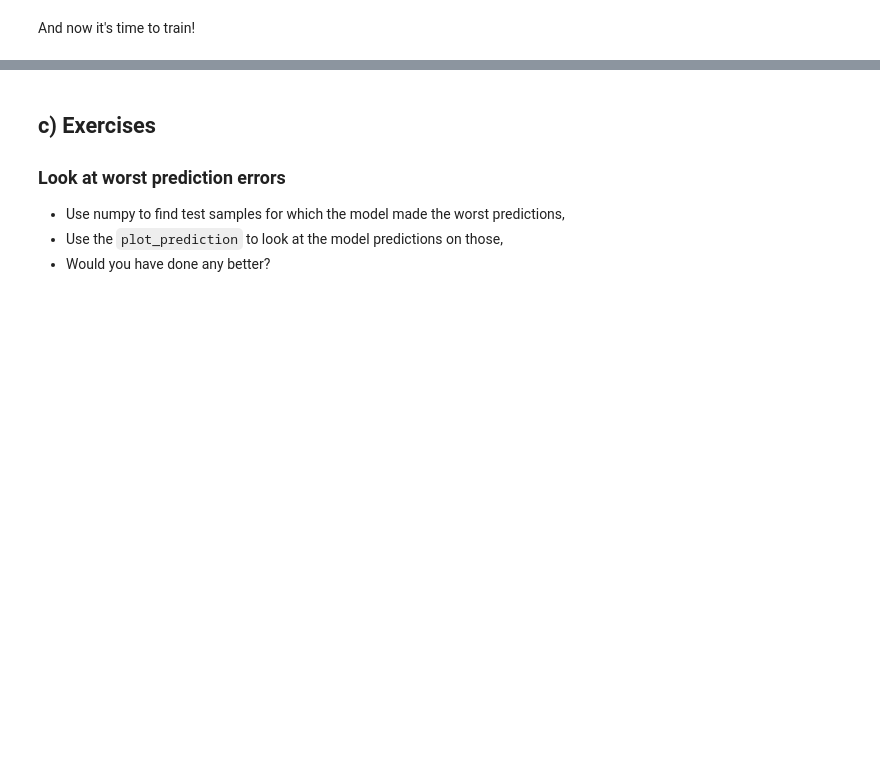
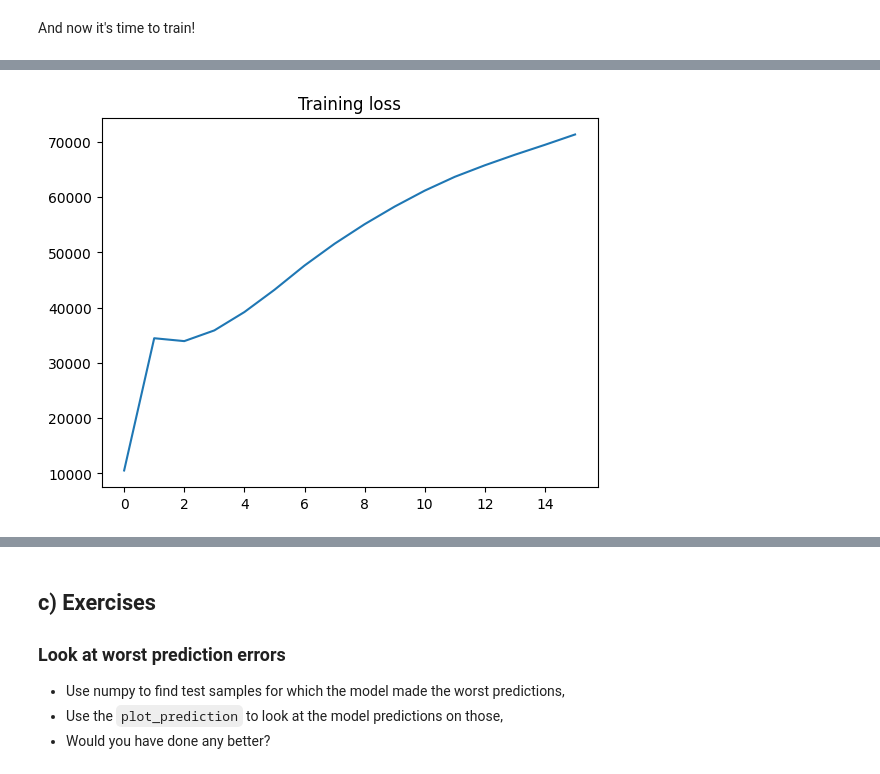
Before and after one commit to AntonioMLancuentra/deep_learning, a Jupyter notebook: 01_materials/labs/lab_2_GPU.ipynb, the cells around one changed output, grey strips where cells are left out. Cells and saved outputs as stored; diff of their text form; code cells hidden in the pictures; blank space fills up the shorter version.

```diff
--- a/01_materials/labs/lab_2_GPU.ipynb
+++ b/01_materials/labs/lab_2_GPU.ipynb
@@ -350,14 +409,14 @@ class NeuralNet():
 
     def forward_hidden(self, X):
         # Compute the linear combination of the input and weights
-        self.Z_h = np.dot(X, self.W_h) + self.b_h
+        self.Z_h = cp.dot(X, self.W_h) + self.b_h
 
         # Apply the sigmoid activation function
         return sigmoid(self.Z_h)
 
     def forward_output(self, H):
         # Compute the linear combination of the hidden layer activation and weights
-        self.Z_o = np.dot(H, self.W_o) + self.b_o
+        self.Z_o = cp.dot(H, self.W_o) + self.b_o
 
         # Apply the sigmoid activation function
         return sigmoid(self.Z_o)
@@ -383,21 +442,21 @@ class NeuralNet():
         error_o = y_pred - y_true
 
         # Compute the gradient of the loss with respect to W_o and b_o
-        grad_W_o = np.dot(self.Z_h.T, error_o)
-        grad_b_o = np.sum(error_o, axis=0)
+        grad_W_o = cp.dot(self.Z_h.T, error_o)
+        grad_b_o = cp.sum(error_o, axis=0)
 
         # Compute the error at the hidden layer
-        error_h = np.dot(error_o, self.W_o.T) * dsigmoid(self.Z_h)
+        error_h = cp.dot(error_o, self.W_o.T) * dsigmoid(self.Z_h)
 
         # Compute the gradient of the loss with respect to W_h and b_h
-        grad_W_h = np.dot(X.T, error_h)
-        grad_b_h = np.sum(error_h, axis=0)
+        grad_W_h = cp.dot(X.T, error_h)
+        grad_b_h = cp.sum(error_h, axis=0)
 
         return {"W_h": grad_W_h, "b_h": grad_b_h, "W_o": grad_W_o, "b_o": grad_b_o}
 
     def train(self, x, y, learning_rate):
         # Ensure x is 2D
-        x = x[np.newaxis, :]
+        x = x[cp.newaxis, :]
         # Compute the gradient for the sample and update the weights
         grads = self.grad_loss(x, y)
 
@@ -408,19 +467,19 @@ class NeuralNet():
 
     def predict(self, X):
         if len(X.shape) == 1:
-            return np.argmax(self.forward(X))
+            return cp.argmax(self.forward(X))
         else:
-            return np.argmax(self.forward(X), axis=1)
+            return cp.argmax(self.forward(X), axis=1)
 
     def accuracy(self, X, y):
-        y_preds = np.argmax(self.forward(X), axis=1)
-        return np.mean(y_preds == y)
+        y_preds = cp.argmax(self.forward(X), axis=1)
+        return cp.mean(y_preds == y)
 
 # Raise an exception if you try to run this cell without having implemented the NeuralNet class
 nn = NeuralNet(input_size=64, hidden_size=32, output_size=10)
 try:
-    assert(nn.forward(np.zeros((1, 64))).shape == (1, 10))
-    assert(nn.loss(np.zeros((1, 64)), np.zeros(1)) > 0)
+    assert(nn.forward(cp.zeros((1, 64))).shape == (1, 10))
+    assert(nn.loss(cp.zeros((1, 64)), cp.zeros(1)) > 0)
 except:
     raise NotImplementedError("You need to correctly implement the NeuralNet class.")
 # %% [markdown]
@@ -457,4 +539,6 @@ for epoch in range(15):
 # %%
-plt.plot(losses)
+plt.plot(cp.array(losses).get())
 plt.title("Training loss");
+# %% [output]
+[figure, added]
 # %%
```
Also changed, not shown: parts of 40 cells of this notebook.
